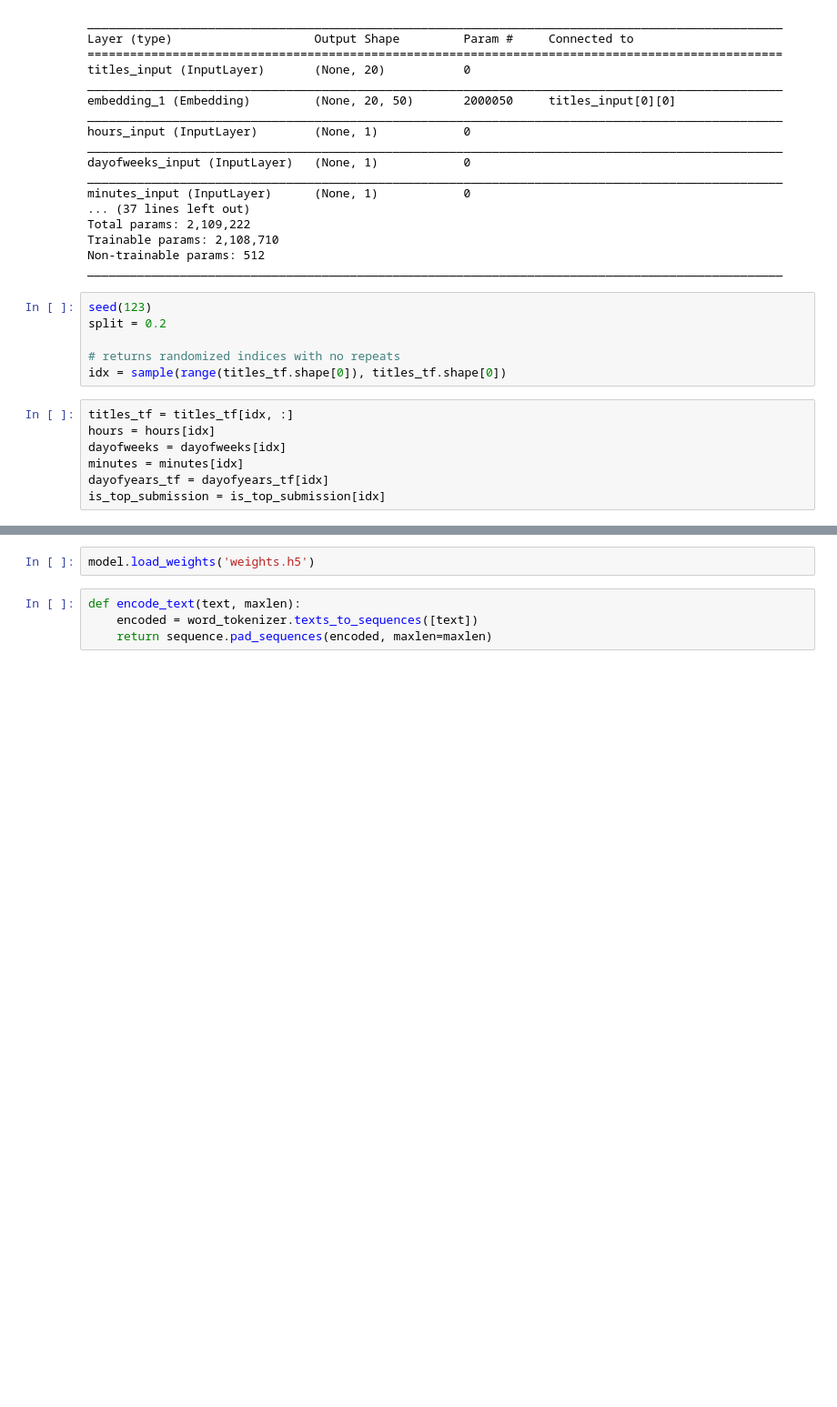
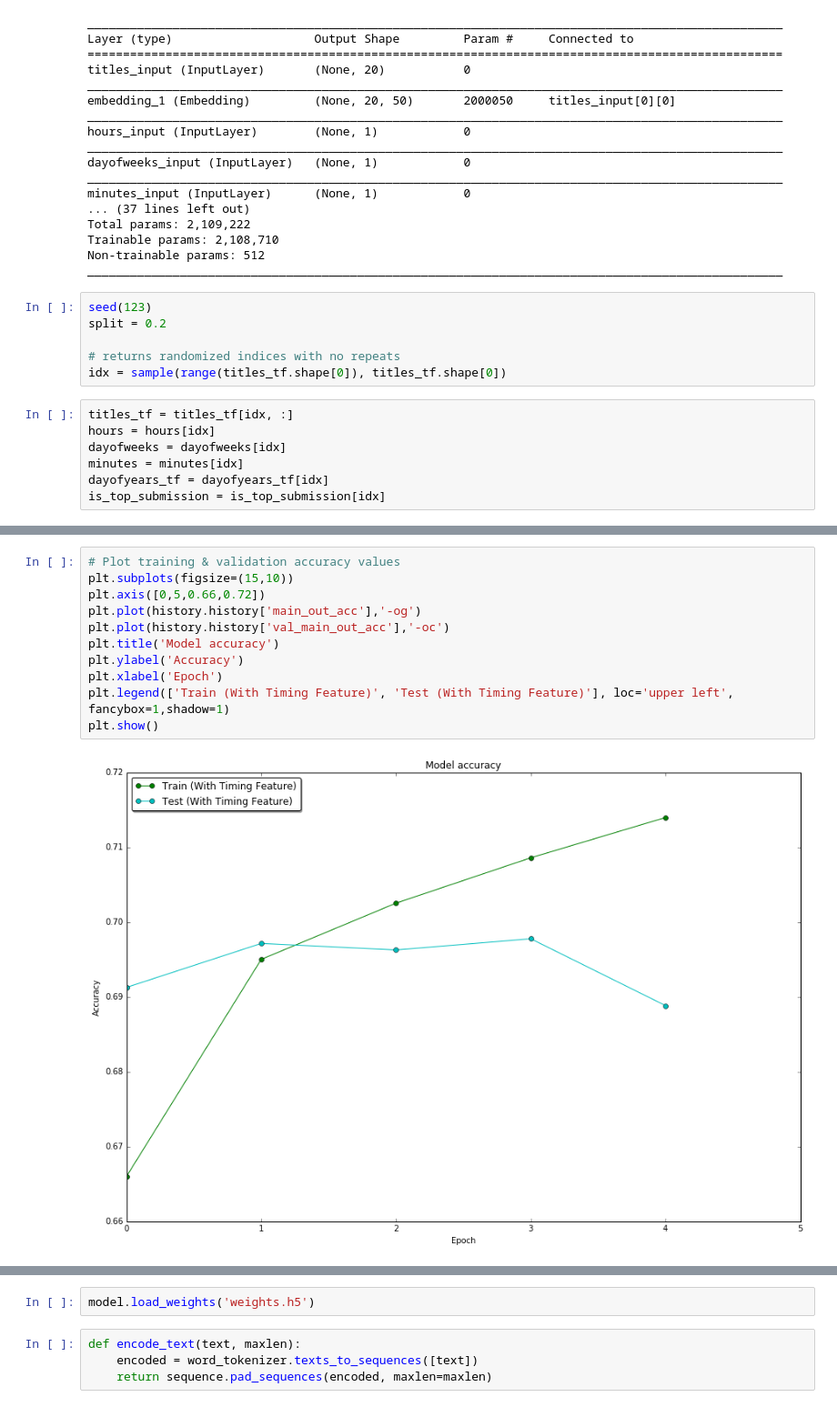
Before and after one commit to benzkjy/RedditProject, a Jupyter notebook: Project.ipynb, the cells around one changed output, grey strips where cells are left out. Shown at 91% size. Saved outputs shown, nothing was run; the diff lists cells and outputs as text; blank space fills up the shorter version.

```diff
--- a/Project.ipynb
+++ b/Project.ipynb
@@ -271,0 +321,13 @@ Epoch 20/20
+# %%
+# Plot training & validation accuracy values
+plt.subplots(figsize=(15,10))
+plt.axis([0,5,0.66,0.72])
+plt.plot(history.history['main_out_acc'],'-og')
+plt.plot(history.history['val_main_out_acc'],'-oc')
+plt.title('Model accuracy')
+plt.ylabel('Accuracy')
+plt.xlabel('Epoch')
+plt.legend(['Train (With Timing Feature)', 'Test (With Timing Feature)'], loc='upper left', fancybox=1,shadow=1)
+plt.show()
+# %% [output]
+[figure, added]
```
Also changed, not shown: parts of 41 cells of this notebook.
